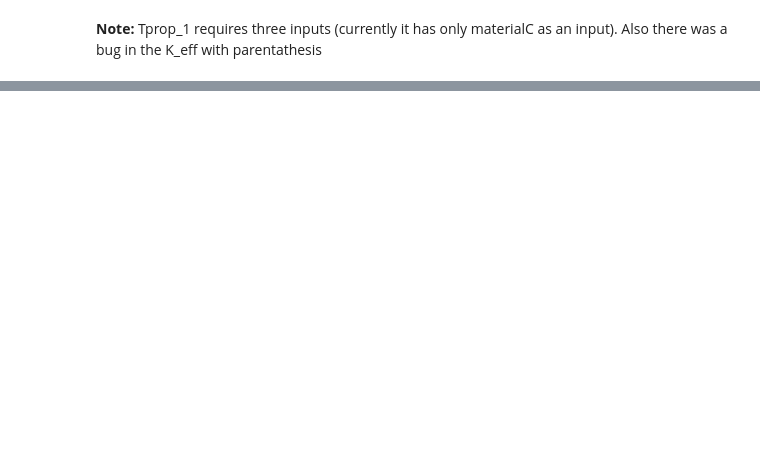
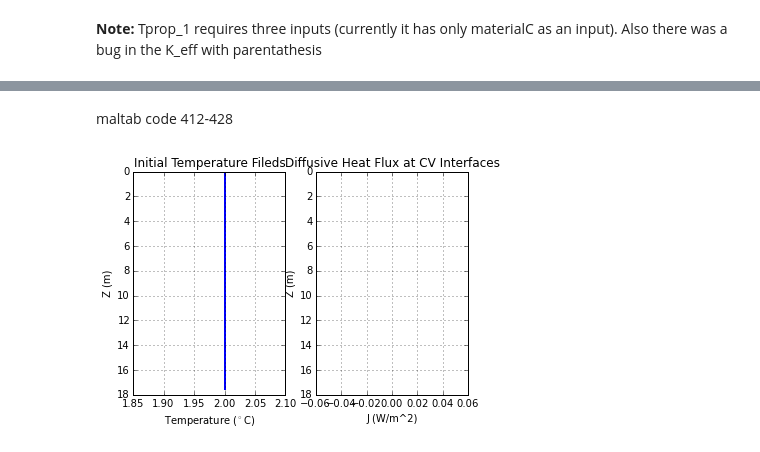
Before and after one commit to BrKi0914/Control_Volume1b, a Jupyter notebook: main.ipynb, the cells around one changed output, grey strips where cells are left out. Saved outputs shown, nothing was run; the diff lists cells and outputs as text; code cells hidden in the pictures; blank space fills up the shorter version.

```diff
--- a/main.ipynb
+++ b/main.ipynb
@@ -382,0 +426,64 @@ Enter a filename: dssdfsdf
+# %% [markdown]
+maltab code 412-428
+# %%
+Kedz = Ke / dz;
+J = float('nan')*np.ones(N+1)
+for k in range(1,N):
+    J[k] = -Kedz[k] * (T[k] - T[k-1])
+J[N] = qb
+
+#plt.figure(1)
+ax1 = plt.subplot(121)
+plt.xlabel('Temperature ($^\circ$C)')
+plt.ylabel('Z (m)')
+plt.setp(ax1.plot(K, zz), 'color', 'b', 'linewidth', 2)
+plt.gca().invert_yaxis()
+plt.title('Initial Temperature Fileds')
+plt.grid();
+
+ax2 = plt.subplot(122, sharey=ax1) # aligns the y axis similarly
+J = float('nan')*np.ones(N+1)
+plt.setp(ax2.plot(J, z), 'color', 'b', 'linewidth', 2)
+plt.ylabel('Z (m)')
+
+if jflag == 1:
+    plt.xlabel('J (W/m^2)')
+    plt.title('Diffusive Heat Flux at CV Interfaces')
+else:
+    plt.xlabel('$J_{net}$ (W/m^2)')
+    plt.title('Net Diffusive Heat Flux for each CV')
+plt.grid();
+
+# Setup time grid
+# estimate maximum time step (dt) that satisfies numerical stability
+
+sfac = np.zeros(N);
+
+#Note is how the old code looked, do not remove it
+#for k in range(1,N):
+    #sfac[k] = dz[k]*Dz[k]/(2*(1-f)*kappa[k]);
+#new version
+for k in range(0,N):
+    sfac[k] = (dz[k]*Dz[k])/(2*(1-f)*kappa[k])
+sfac = sfac / secyr
+#print 'dt should be less than ',min(sfac[1:N]),' (yrs) to guarantee numerical stability.'
+
+# input parameters defining time grid
+#print ''
+#print 'Initial Time = ',tau0, 'yrs BP'
+#print ''
+#dtyr = input('Type time step [yrs]: ')
+
+dtyr = 0.015
+Nt = int(round(tau0/dtyr))
+tgrid = np.zeros(Nt+1);
+
+for i in range(1,Nt+1): # this could be vectorized
+    tgrid[i] = i*dtyr;
+
+
+#dt_plot = input('Plot how often [yrs]: ')
+dt_plot = 2
+Ntplot  = int(round(dt_plot/dtyr))
+# %% [output]
+[figure, added]
```
Also changed, not shown: parts of 24 cells of this notebook, 1 other file.
